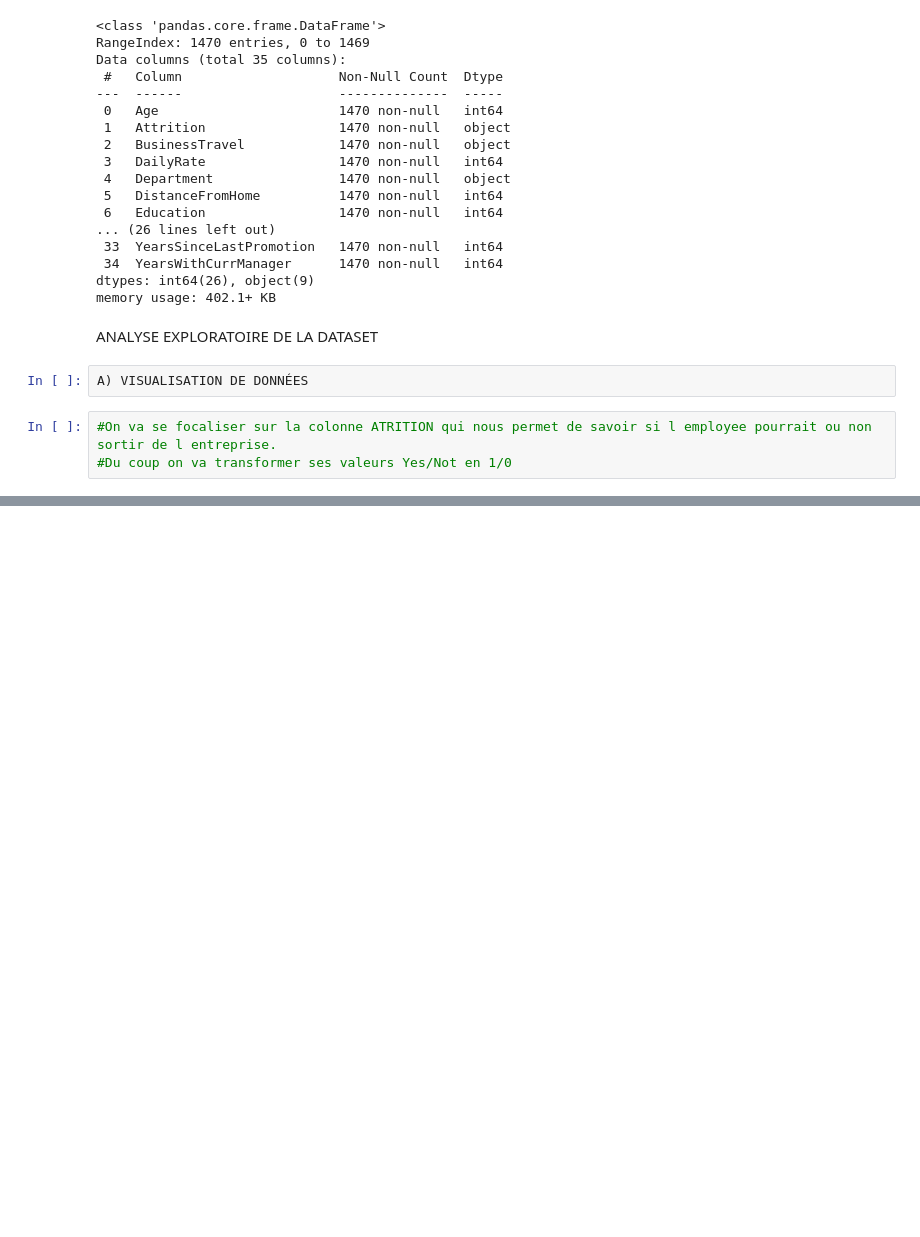
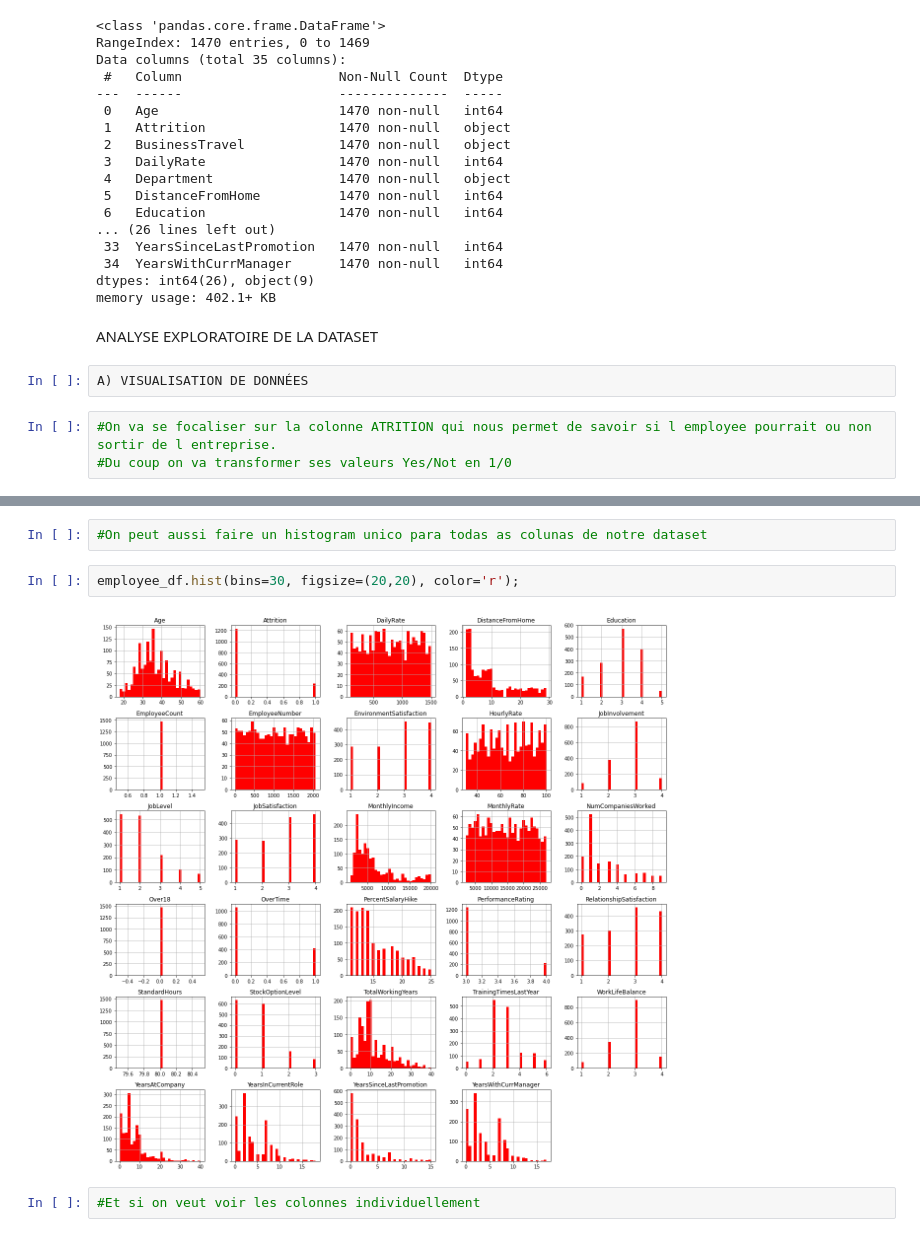
Before and after one commit to FelixEbenezer/ML_DataSicence_IA_Business, a Jupyter notebook: DataScience_for_Business.ipynb, the cells around one changed output, grey strips where cells are left out. Drawn from its saved outputs; the diff is of its cells as text; blank space fills up the shorter version.

```diff
--- a/DataScience_for_Business.ipynb
+++ b/DataScience_for_Business.ipynb
@@ -84,0 +133,8 @@ A) VISUALISATION DE DONNÉES
+# %%
+#On peut aussi faire un histogram unico para todas as colunas de notre dataset
+# %%
+employee_df.hist(bins=30, figsize=(20,20), color='r');
+# %% [output]
+[figure, added]
+# %%
+#Et si on veut voir les colonnes individuellement
```
Also changed, not shown: parts of 24 cells of this notebook.
